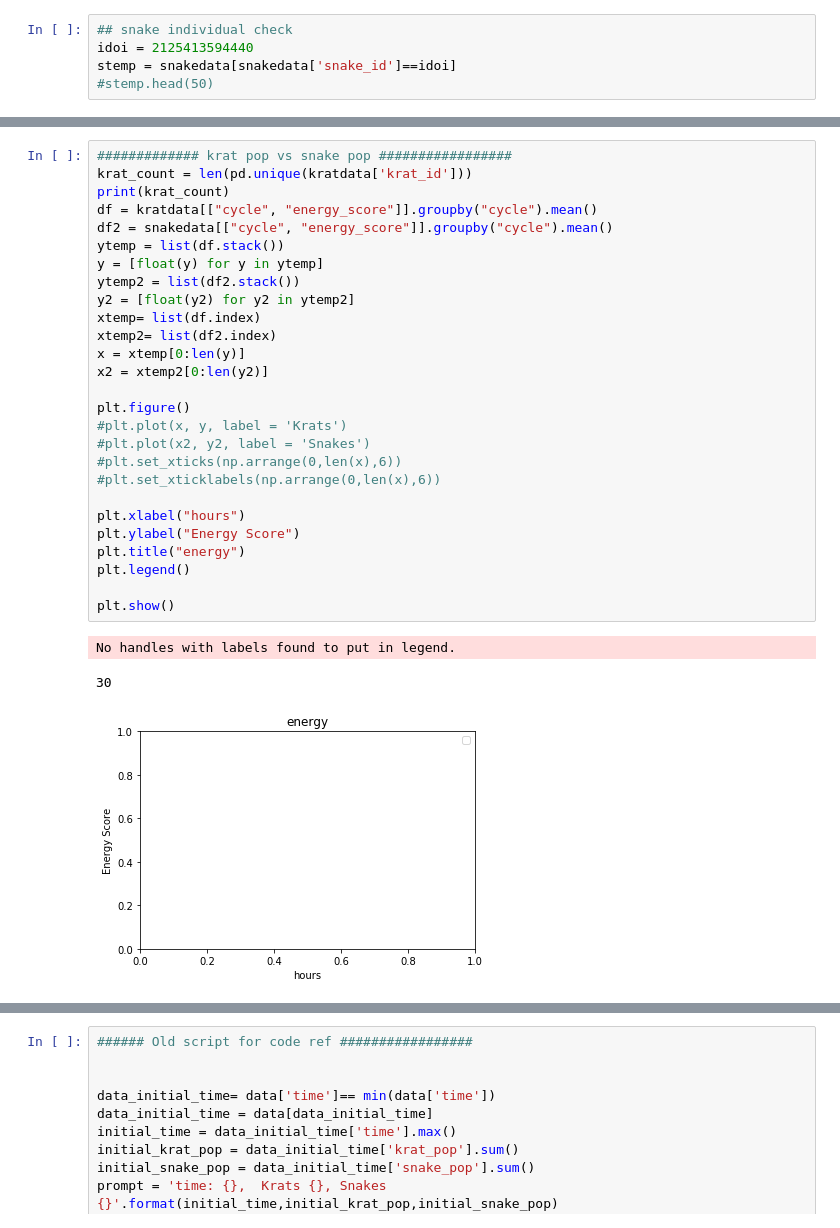
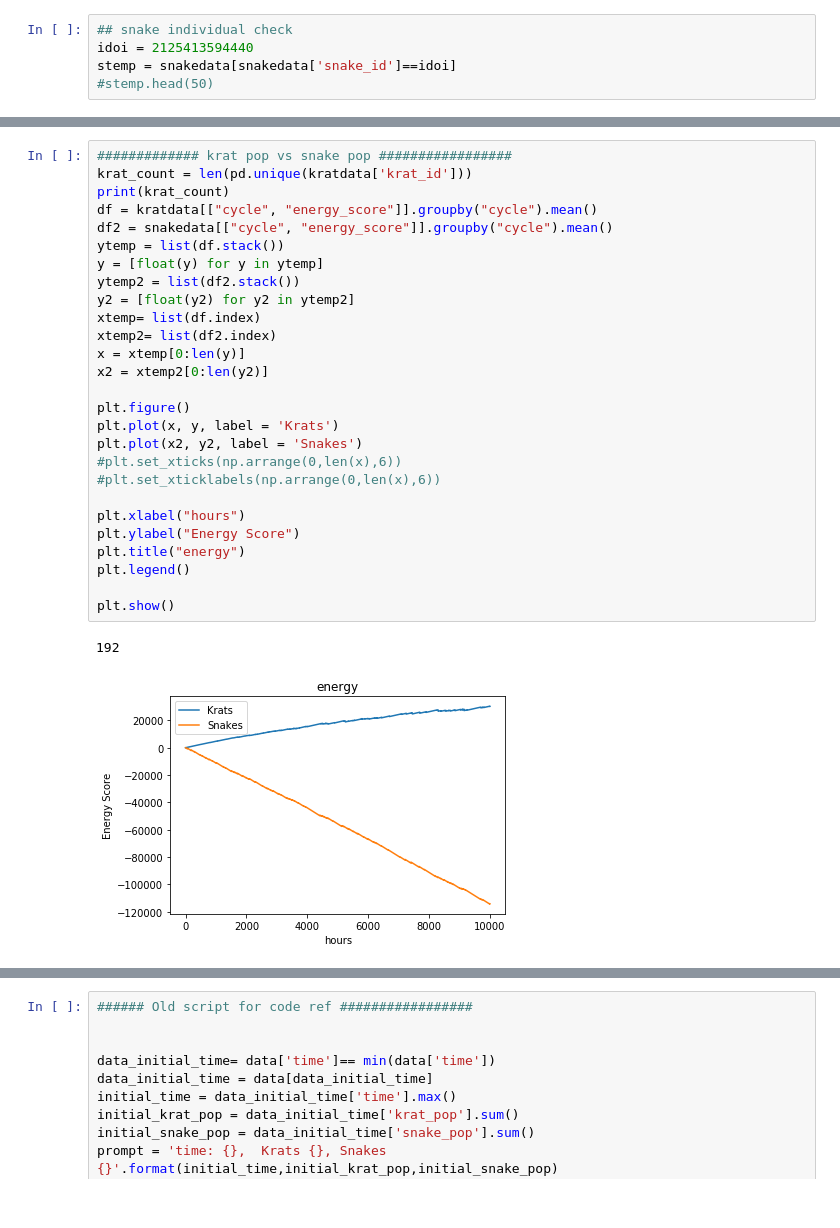
Before and after one commit to michaelremington2/uumarrty, a Jupyter notebook: ecosystem_sim/SimPostDataAnalysis.ipynb, the cells around one changed output, grey strips where cells are left out. Cells and saved outputs as stored; diff of their text form.

```diff
--- a/ecosystem_sim/SimPostDataAnalysis.ipynb
+++ b/ecosystem_sim/SimPostDataAnalysis.ipynb
@@ -73,34 +75,33 @@ plt.show()
 # %%
 ############# krat pop vs snake pop #################
 krat_count = len(pd.unique(kratdata['krat_id']))
 print(krat_count)
 df = kratdata[["cycle", "energy_score"]].groupby("cycle").mean()
 df2 = snakedata[["cycle", "energy_score"]].groupby("cycle").mean()
 ytemp = list(df.stack())
 y = [float(y) for y in ytemp]
 ytemp2 = list(df2.stack())
 y2 = [float(y2) for y2 in ytemp2]
 xtemp= list(df.index)
 xtemp2= list(df2.index)
 x = xtemp[0:len(y)]
 x2 = xtemp2[0:len(y2)]
 
 plt.figure()
-#plt.plot(x, y, label = 'Krats')
-#plt.plot(x2, y2, label = 'Snakes')
+plt.plot(x, y, label = 'Krats')
+plt.plot(x2, y2, label = 'Snakes')
 #plt.set_xticks(np.arrange(0,len(x),6))
 #plt.set_xticklabels(np.arrange(0,len(x),6))
 
 plt.xlabel("hours")
 plt.ylabel("Energy Score")
 plt.title("energy")
 plt.legend()
 
 plt.show()
 # %% [output]
-No handles with labels found to put in legend.
+192
-30
-[figure, old version]
+[figure, new version]
 # %%
 df = kratdata.groupby(["cycle", "bush_pw"]).agg({"energy_score": ['mean']}).reset_index()
 df = df.pivot(index="cycle", columns="bush_pw").reset_index()
```
Also changed, not shown: parts of 7 cells of this notebook, 3 other files.
